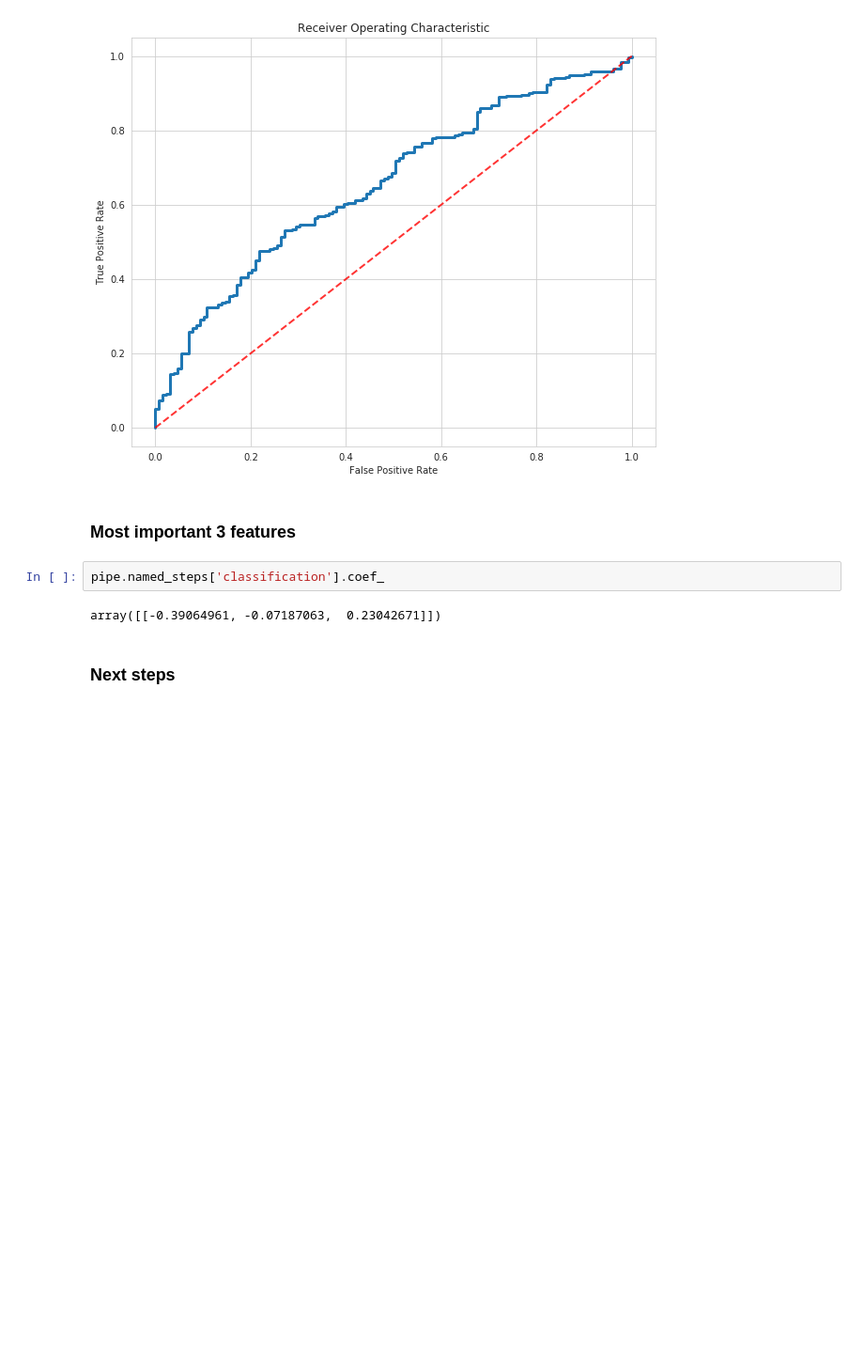
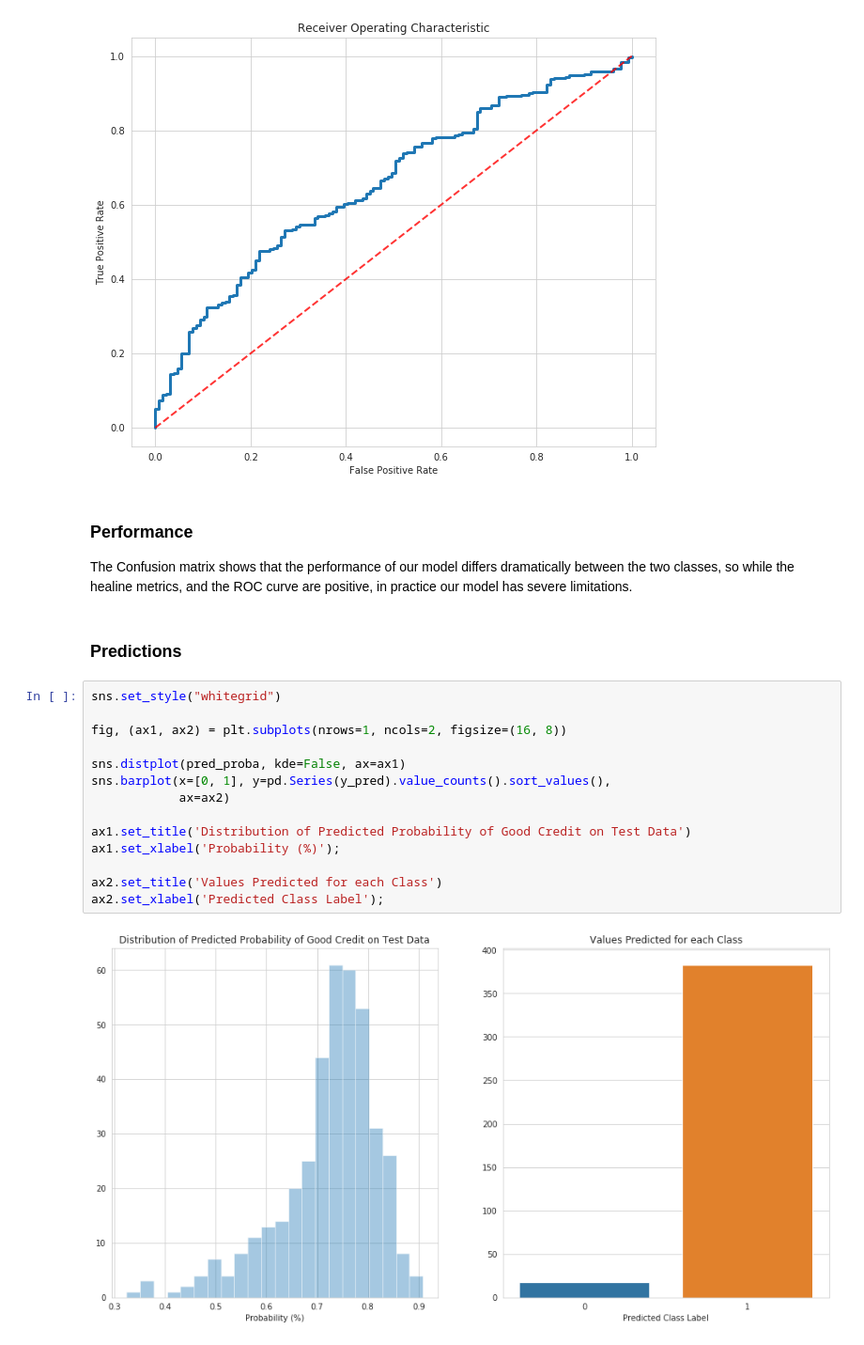
Before and after one commit to jaspajjr/weka-german-credit, a Jupyter notebook: modelling-task.ipynb, the cells around one changed output. Shown at 94% size. Cells and saved outputs as stored; diff of their text form; blank space fills up the shorter version.

Commit message:
Added some more evaluation plots and notes.

```diff
--- a/modelling-task.ipynb
+++ b/modelling-task.ipynb
@@ -189,11 +189,25 @@ print('Area under the curve score: {x:0.3}'.format(x=auc_score))
 # %% [output]
 Area under the curve score: 0.657
 [figure]
-# %% [markdown]
-### Most important 3 features
-# %%
-pipe.named_steps['classification'].coef_
-# %% [output]
-array([[-0.39064961, -0.07187063,  0.23042671]])
-# %% [markdown]
-### Next steps
+# %% [markdown]
+### Performance
+
+The Confusion matrix shows that the performance of our model differs dramatically between the two classes, so while the healine metrics, and the ROC curve are positive, in practice our model has severe limitations.
+# %% [markdown]
+### Predictions
+# %%
+sns.set_style("whitegrid")
+
+fig, (ax1, ax2) = plt.subplots(nrows=1, ncols=2, figsize=(16, 8))
+
+sns.distplot(pred_proba, kde=False, ax=ax1)
+sns.barplot(x=[0, 1], y=pd.Series(y_pred).value_counts().sort_values(),
+            ax=ax2)
+
+ax1.set_title('Distribution of Predicted Probability of Good Credit on Test Data')
+ax1.set_xlabel('Probability (%)');
+
+ax2.set_title('Values Predicted for each Class')
+ax2.set_xlabel('Predicted Class Label');
+# %% [output]
+[figure, added]
```
Also changed, not shown: parts of 3 cells of this notebook.
